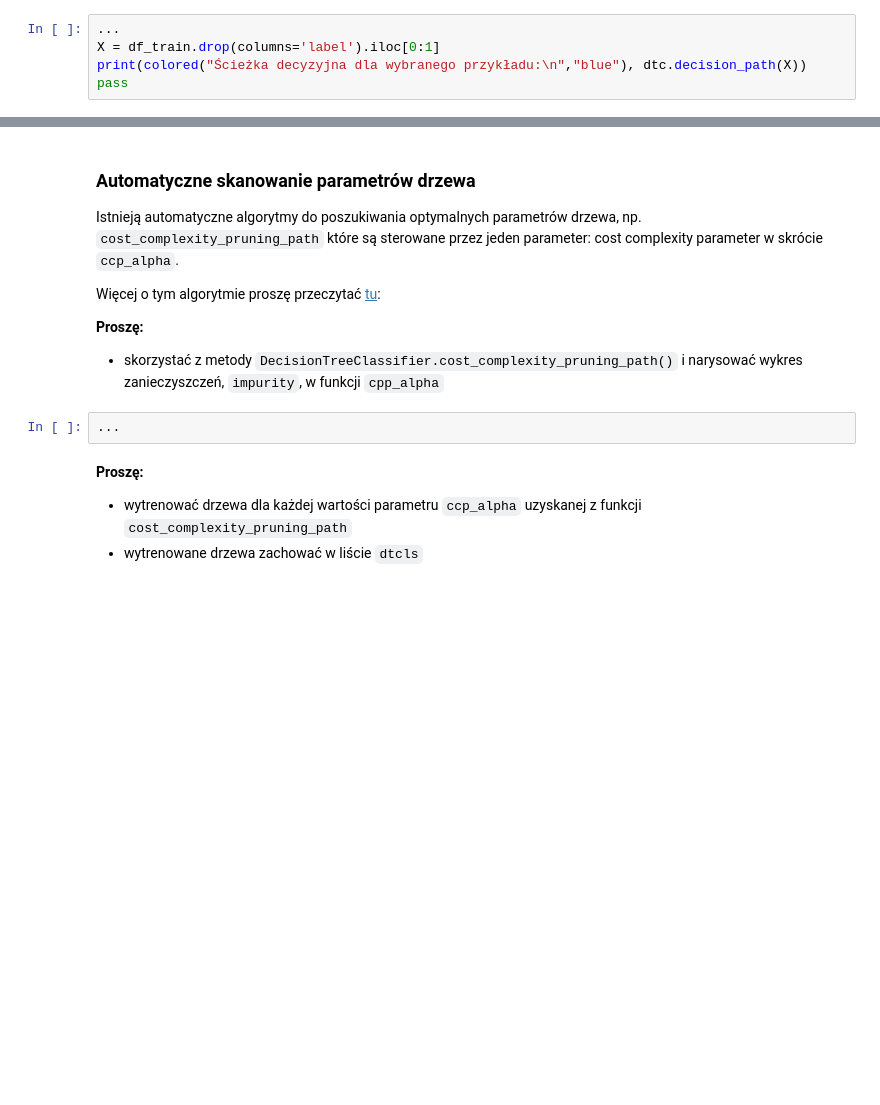
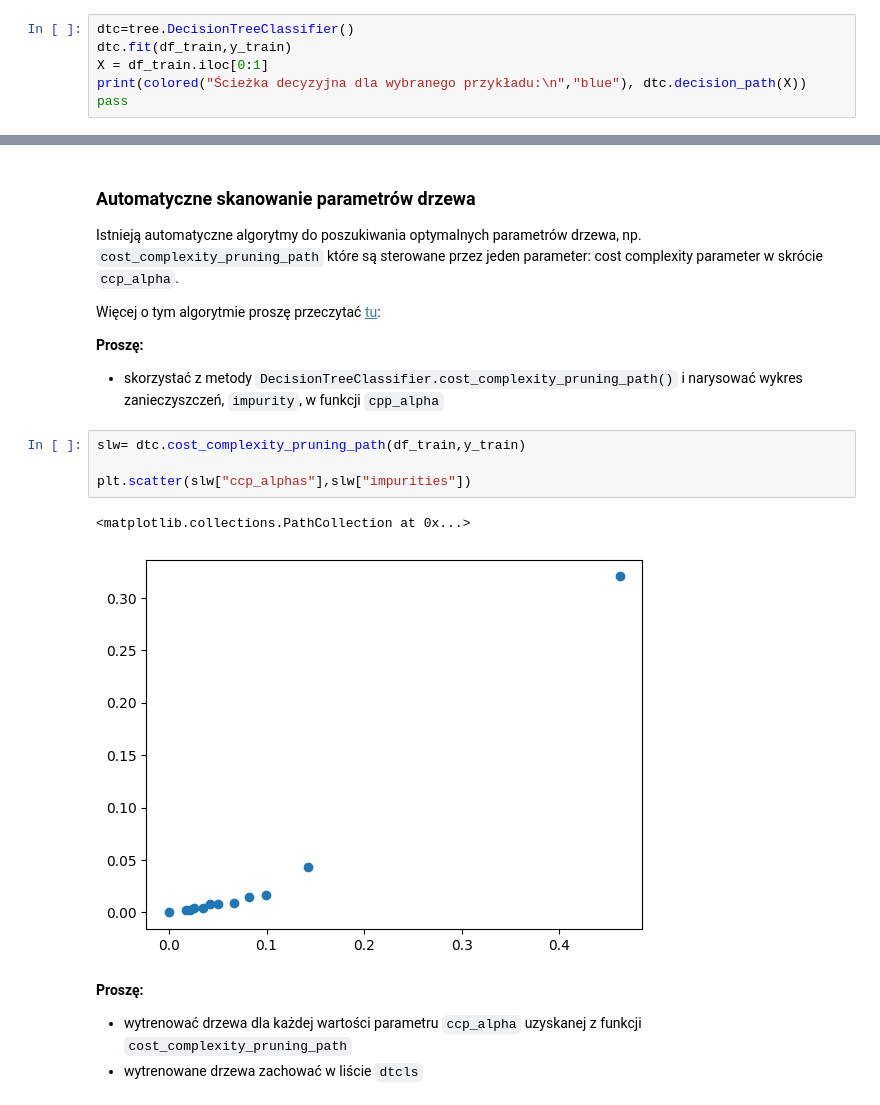
Before and after one commit to m-warda/ML2627, a Jupyter notebook: 08_Drzewa_decyzyjne_bez_gradboost.ipynb, the cells around one changed output, grey strips where cells are left out. Drawn from its saved outputs; the diff is of its cells as text; blank space fills up the shorter version.

````diff
--- a/08_Drzewa_decyzyjne_bez_gradboost.ipynb
+++ b/08_Drzewa_decyzyjne_bez_gradboost.ipynb
@@ -100,7 +129,8 @@ W bibliotece scikit-learn drzewa decyzyjne implementowane są przez klasę [Deci
 * utworzyć obiekt ```dtc``` klasy DecisionTreeClassifier
 * przeprowadzić trening
 # %%
-...
-X = df_train.drop(columns='label').iloc[0:1]
+dtc=tree.DecisionTreeClassifier()
+dtc.fit(df_train,y_train)
+X = df_train.iloc[0:1]
 print(colored("Ścieżka decyzyjna dla wybranego przykładu:\n","blue"), dtc.decision_path(X))
 pass
@@ -168,8 +261,13 @@ Więcej o tym algorytmie proszę przeczytać [tu](https://scikit-learn.org/stabl
 **Proszę:**
 
 * skorzystać z metody `DecisionTreeClassifier.cost_complexity_pruning_path()` i narysować wykres zanieczyszczeń, `impurity`, w funkcji `cpp_alpha`
-# %%
-...
+# %%
+slw= dtc.cost_complexity_pruning_path(df_train,y_train)
+
+plt.scatter(slw["ccp_alphas"],slw["impurities"])
+# %% [output]
+<matplotlib.collections.PathCollection at 0x...>
+[figure, added]
 # %% [markdown]
 **Proszę:**
 
````
Also changed, not shown: parts of 16 cells of this notebook.
